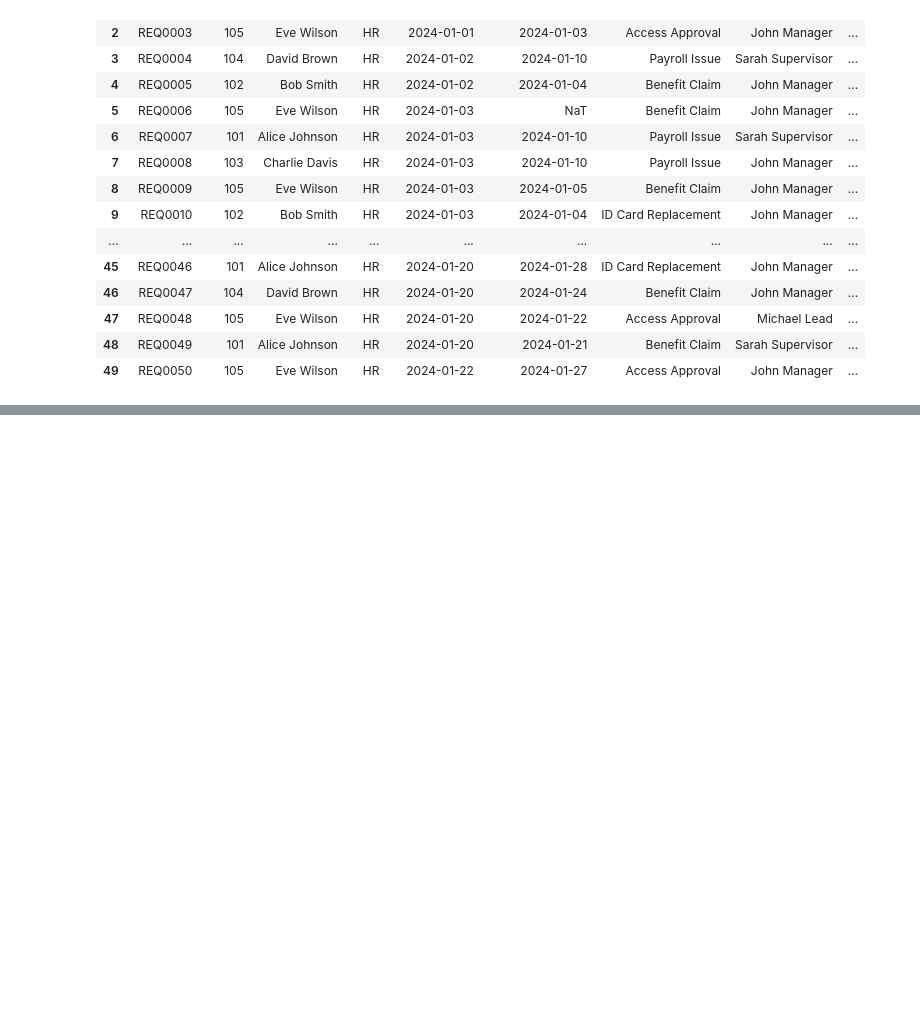
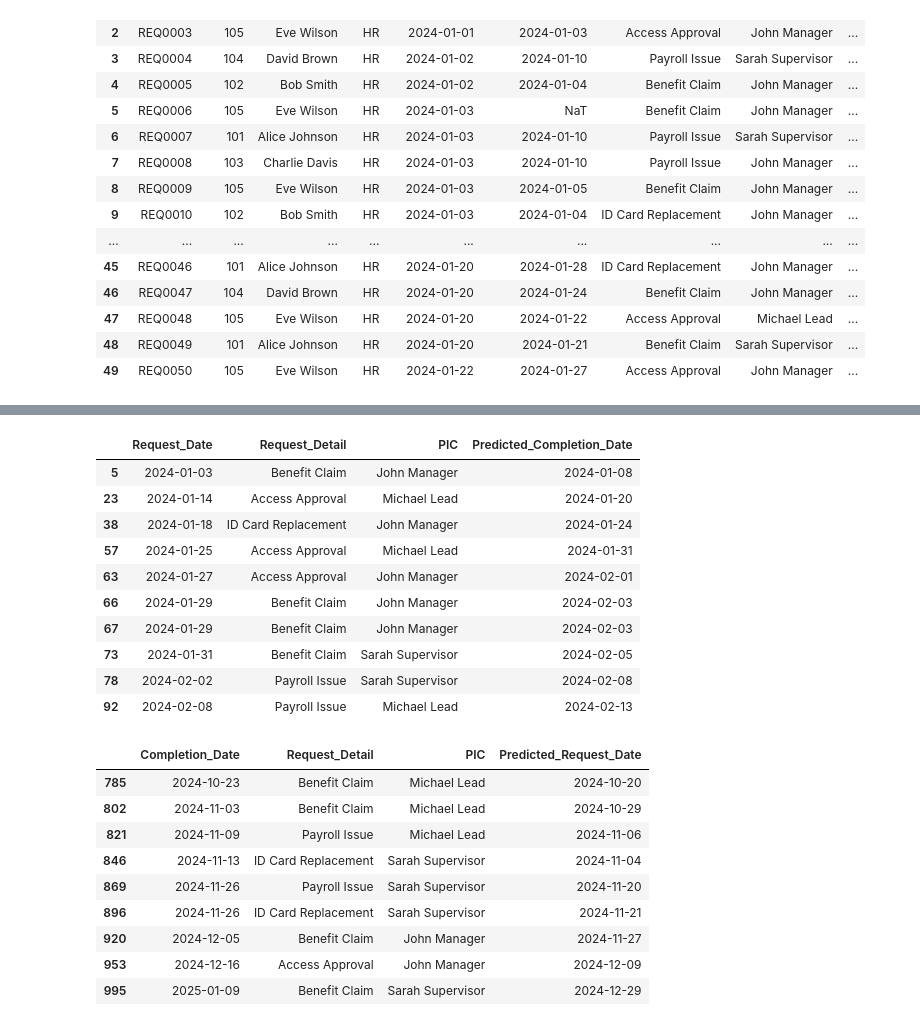
Before and after one commit to RizkyMlana/Data-Science-Mid, a Jupyter notebook: assignment.ipynb, the cells around one changed output, grey strips where cells are left out. Drawn from its saved outputs; the diff is of its cells as text; code cells hidden in the pictures; blank space fills up the shorter version.

```diff
--- a/assignment.ipynb
+++ b/assignment.ipynb
@@ -180,0 +208,3 @@ plt.show()
+# %%
+base_date = pd.to_datetime("1970-01-01")
+df_backlog = df[df['Request_Date'].notna() & df['Completion_Date'].isna()]
@@ -180,0 +286,7 @@ plt.show()
+# %%
+
+min_date = pd.to_datetime('2020-01-01').toordinal()
+max_date = pd.to_datetime('2025-12-31').toordinal()
+predicted_start_days = np.clip(predicted_start_days, min_date - base_date.toordinal(), max_date - base_date.toordinal())
+
+df_open['Predicted_Request_Date'] = base_date + pd.to_timedelta(predicted_start_days, unit='D')
@@ -180,0 +309,31 @@ plt.show()
+# %%
+
+pred_completion_table = df_backlog[['Request_Date', 'Request_Detail', 'PIC', 'Predicted_Completion_Date']].head(10)
+
+
+pred_request_table = df_open[['Completion_Date', 'Request_Detail', 'PIC', 'Predicted_Request_Date']].head(10)
+
+display(pred_completion_table)
+display(pred_request_table)
+# %% [output]
+|  | Request_Date | Request_Detail | PIC | Predicted_Completion_Date |
+| 5 | 2024-01-03 | Benefit Claim | John Manager | 2024-01-08 |
+| 23 | 2024-01-14 | Access Approval | Michael Lead | 2024-01-20 |
+| 38 | 2024-01-18 | ID Card Replacement | John Manager | 2024-01-24 |
+| 57 | 2024-01-25 | Access Approval | Michael Lead | 2024-01-31 |
+| 63 | 2024-01-27 | Access Approval | John Manager | 2024-02-01 |
+| 66 | 2024-01-29 | Benefit Claim | John Manager | 2024-02-03 |
+| 67 | 2024-01-29 | Benefit Claim | John Manager | 2024-02-03 |
+| 73 | 2024-01-31 | Benefit Claim | Sarah Supervisor | 2024-02-05 |
+| 78 | 2024-02-02 | Payroll Issue | Sarah Supervisor | 2024-02-08 |
+| 92 | 2024-02-08 | Payroll Issue | Michael Lead | 2024-02-13 |
+|  | Completion_Date | Request_Detail | PIC | Predicted_Request_Date |
+| 785 | 2024-10-23 | Benefit Claim | Michael Lead | 2024-10-20 |
+| 802 | 2024-11-03 | Benefit Claim | Michael Lead | 2024-10-29 |
+| 821 | 2024-11-09 | Payroll Issue | Michael Lead | 2024-11-06 |
+| 846 | 2024-11-13 | ID Card Replacement | Sarah Supervisor | 2024-11-04 |
+| 869 | 2024-11-26 | Payroll Issue | Sarah Supervisor | 2024-11-20 |
+| 896 | 2024-11-26 | ID Card Replacement | Sarah Supervisor | 2024-11-21 |
+| 920 | 2024-12-05 | Benefit Claim | John Manager | 2024-11-27 |
+| 953 | 2024-12-16 | Access Approval | John Manager | 2024-12-09 |
+| 995 | 2025-01-09 | Benefit Claim | Sarah Supervisor | 2024-12-29 |
```
Also changed, not shown: parts of 11 cells of this notebook, 1 other file.
